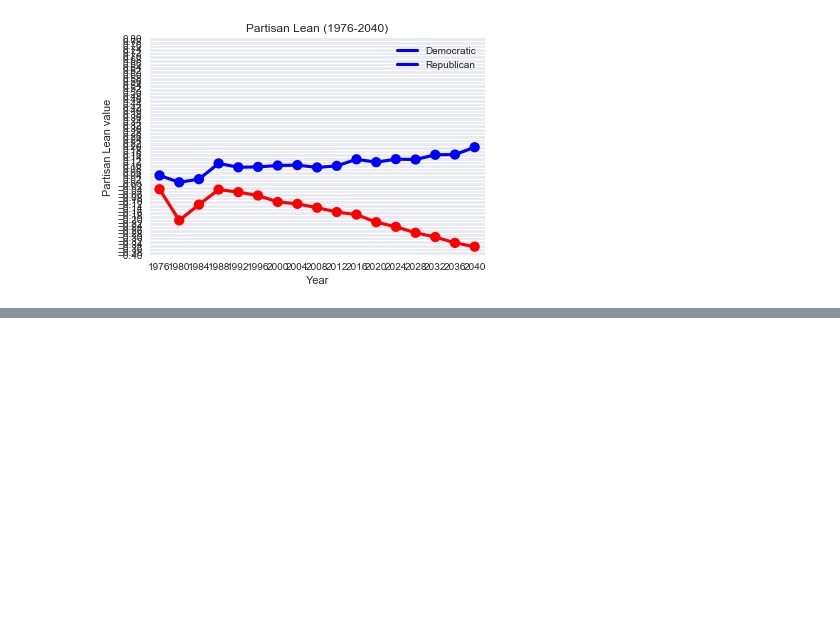
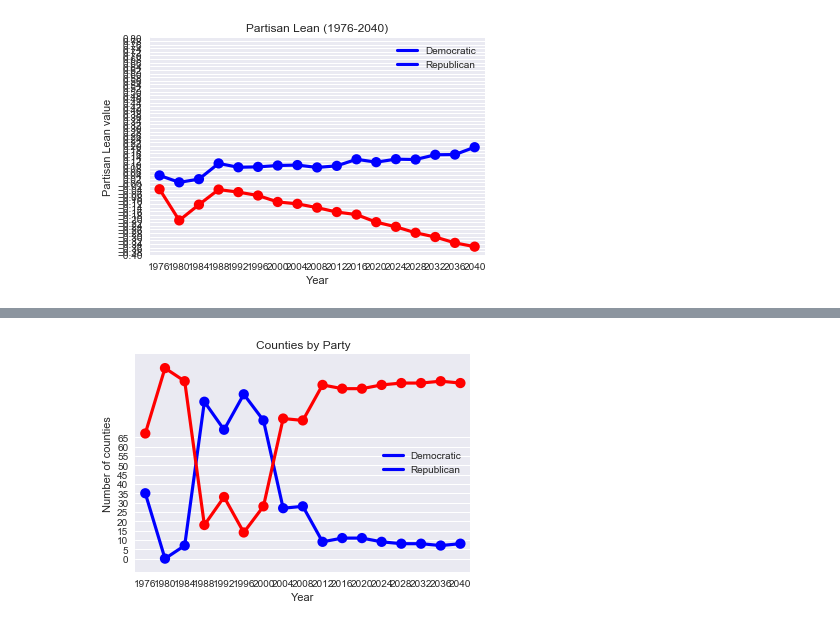
Before and after one commit to manav95/PartisanLeanRepo, a Jupyter notebook: FinalNotebook.ipynb, the cells around one changed output, grey strips where cells are left out. Saved outputs shown, nothing was run; the diff lists cells and outputs as text; code cells hidden in the pictures; blank space fills up the shorter version.

```diff
--- a/FinalNotebook.ipynb
+++ b/FinalNotebook.ipynb
@@ -298,0 +356,4 @@ plotLeans(oregonFrame)
+# %%
+plotSums(illinoisFrame)
+# %% [output]
+[figure, added]
```
Also changed, not shown: parts of 10 cells of this notebook, 3 other files.
